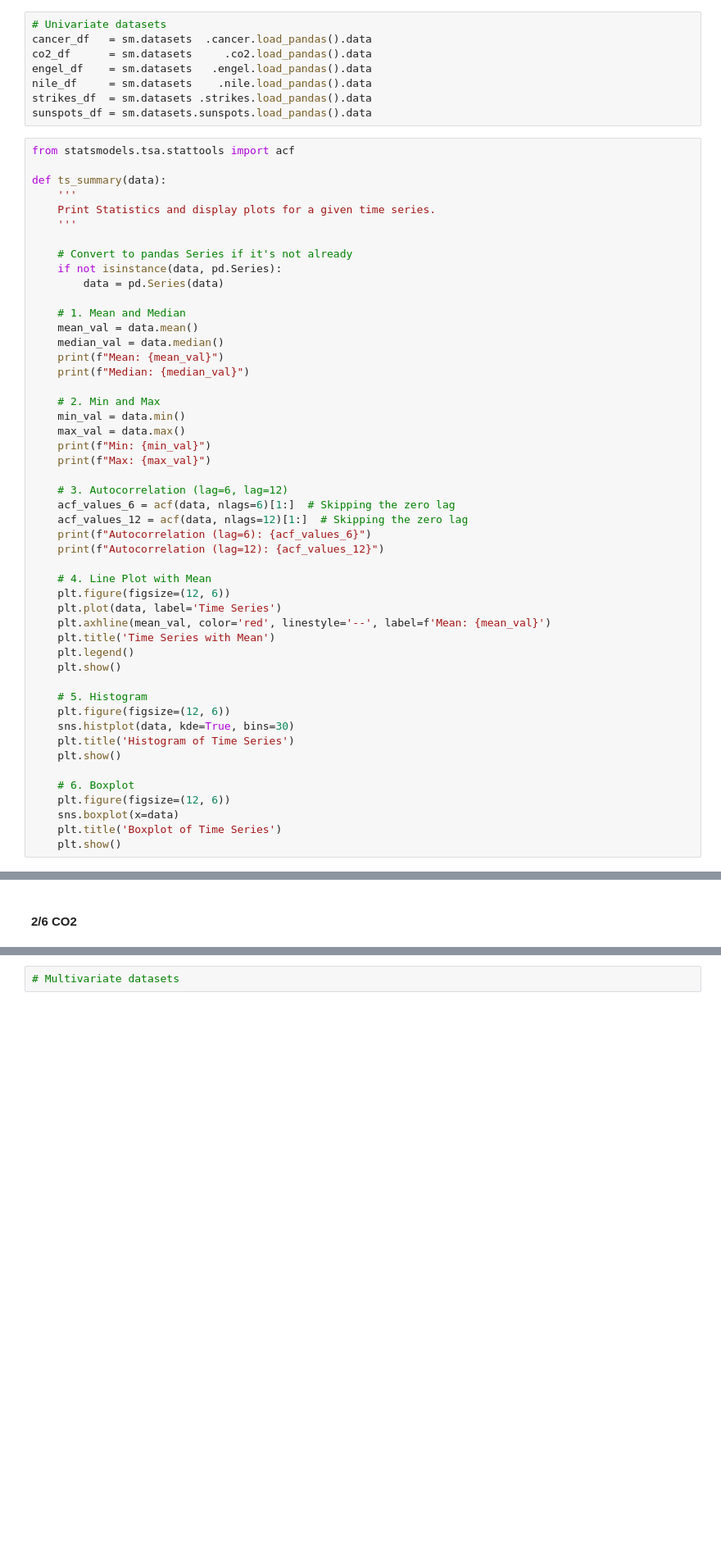
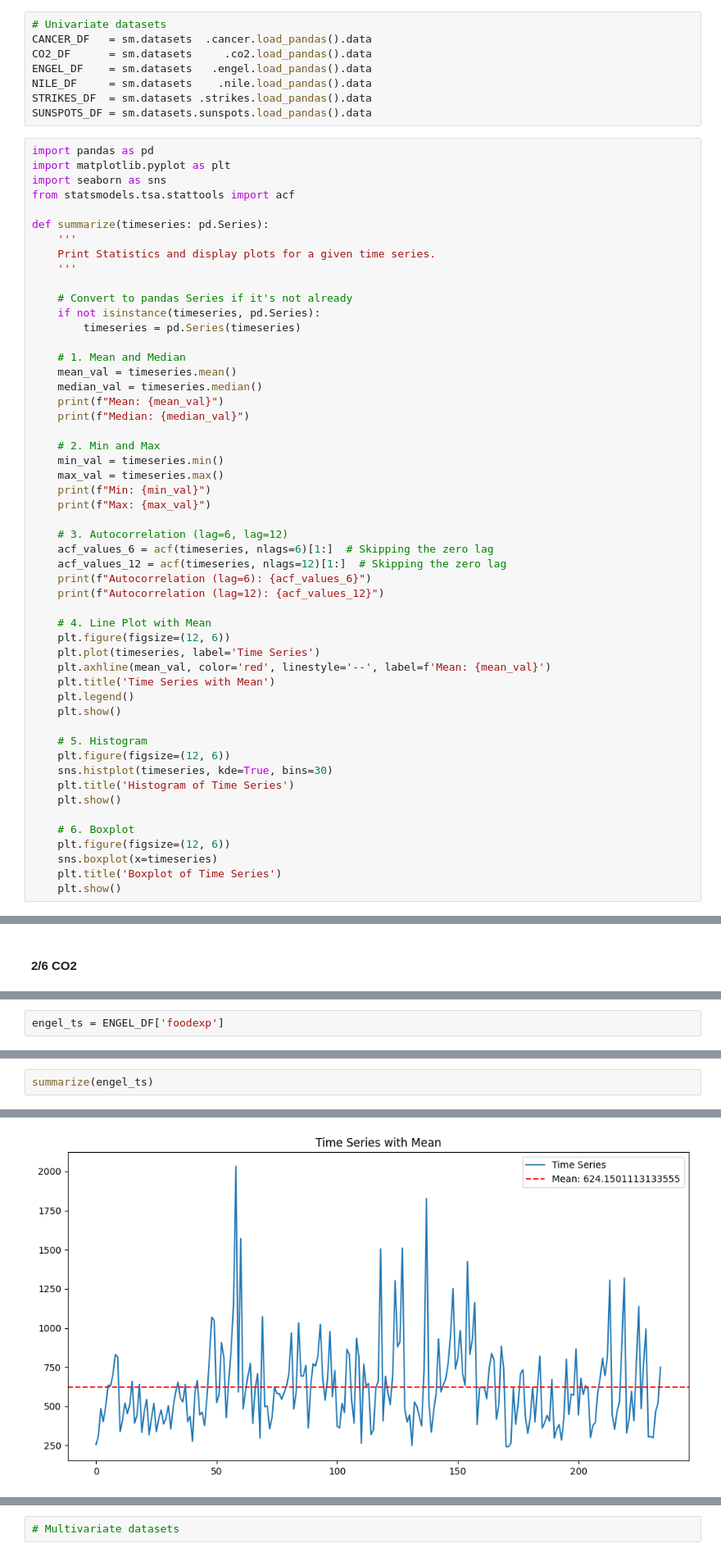
Before and after one commit to feed0/time-series, a Jupyter notebook: 3_statsmodels.ipynb, the cells around one changed output, grey strips where cells are left out. Shown: that part at 82% size. Drawn from its saved outputs; the diff is of its cells as text; blank space fills up the shorter version.

```diff
--- a/3_statsmodels.ipynb
+++ b/3_statsmodels.ipynb
@@ -68,44 +70,47 @@ X, y = make_regression(
 # %%
 # Univariate datasets
-cancer_df   = sm.datasets  .cancer.load_pandas().data
-co2_df      = sm.datasets     .co2.load_pandas().data
-engel_df    = sm.datasets   .engel.load_pandas().data
-nile_df     = sm.datasets    .nile.load_pandas().data
-strikes_df  = sm.datasets .strikes.load_pandas().data
-sunspots_df = sm.datasets.sunspots.load_pandas().data
+CANCER_DF   = sm.datasets  .cancer.load_pandas().data
+CO2_DF      = sm.datasets     .co2.load_pandas().data
+ENGEL_DF    = sm.datasets   .engel.load_pandas().data
+NILE_DF     = sm.datasets    .nile.load_pandas().data
+STRIKES_DF  = sm.datasets .strikes.load_pandas().data
+SUNSPOTS_DF = sm.datasets.sunspots.load_pandas().data
 # %%
+import pandas as pd
+import matplotlib.pyplot as plt
+import seaborn as sns
 from statsmodels.tsa.stattools import acf
 
-def ts_summary(data):
+def summarize(timeseries: pd.Series):
     '''
     Print Statistics and display plots for a given time series.
     '''
 
     # Convert to pandas Series if it's not already
-    if not isinstance(data, pd.Series):
-        data = pd.Series(data)
+    if not isinstance(timeseries, pd.Series):
+        timeseries = pd.Series(timeseries)
 
     # 1. Mean and Median
-    mean_val = data.mean()
-    median_val = data.median()
+    mean_val = timeseries.mean()
+    median_val = timeseries.median()
     print(f"Mean: {mean_val}")
     print(f"Median: {median_val}")
 
     # 2. Min and Max
-    min_val = data.min()
-    max_val = data.max()
+    min_val = timeseries.min()
+    max_val = timeseries.max()
     print(f"Min: {min_val}")
     print(f"Max: {max_val}")
 
     # 3. Autocorrelation (lag=6, lag=12)
-    acf_values_6 = acf(data, nlags=6)[1:]  # Skipping the zero lag
-    acf_values_12 = acf(data, nlags=12)[1:]  # Skipping the zero lag
+    acf_values_6 = acf(timeseries, nlags=6)[1:]  # Skipping the zero lag
+    acf_values_12 = acf(timeseries, nlags=12)[1:]  # Skipping the zero lag
     print(f"Autocorrelation (lag=6): {acf_values_6}")
     print(f"Autocorrelation (lag=12): {acf_values_12}")
 
     # 4. Line Plot with Mean
     plt.figure(figsize=(12, 6))
-    plt.plot(data, label='Time Series')
+    plt.plot(timeseries, label='Time Series')
     plt.axhline(mean_val, color='red', linestyle='--', label=f'Mean: {mean_val}')
     plt.title('Time Series with Mean')
     plt.legend()
@@ -113,13 +118,13 @@ def ts_summary(data):
 
     # 5. Histogram
     plt.figure(figsize=(12, 6))
-    sns.histplot(data, kde=True, bins=30)
+    sns.histplot(timeseries, kde=True, bins=30)
     plt.title('Histogram of Time Series')
     plt.show()
 
     # 6. Boxplot
     plt.figure(figsize=(12, 6))
-    sns.boxplot(x=data)
+    sns.boxplot(x=timeseries)
     plt.title('Boxplot of Time Series')
     plt.show()
 # %% [markdown]
@@ -250,0 +243,2 @@ Autocorrelation (lag=12): [nan nan nan nan nan nan nan nan nan nan nan nan]
+# %%
+engel_ts = ENGEL_DF['foodexp']
@@ -250,0 +260,3 @@ Autocorrelation (lag=12): [nan nan nan nan nan nan nan nan nan nan nan nan]
+# %%
+summarize(engel_ts)
+# %% [output]
@@ -250,0 +270 @@ Autocorrelation (lag=12): [nan nan nan nan nan nan nan nan nan nan nan nan]
+[figure, added]
```
Also changed, not shown: parts of 41 cells of this notebook.
